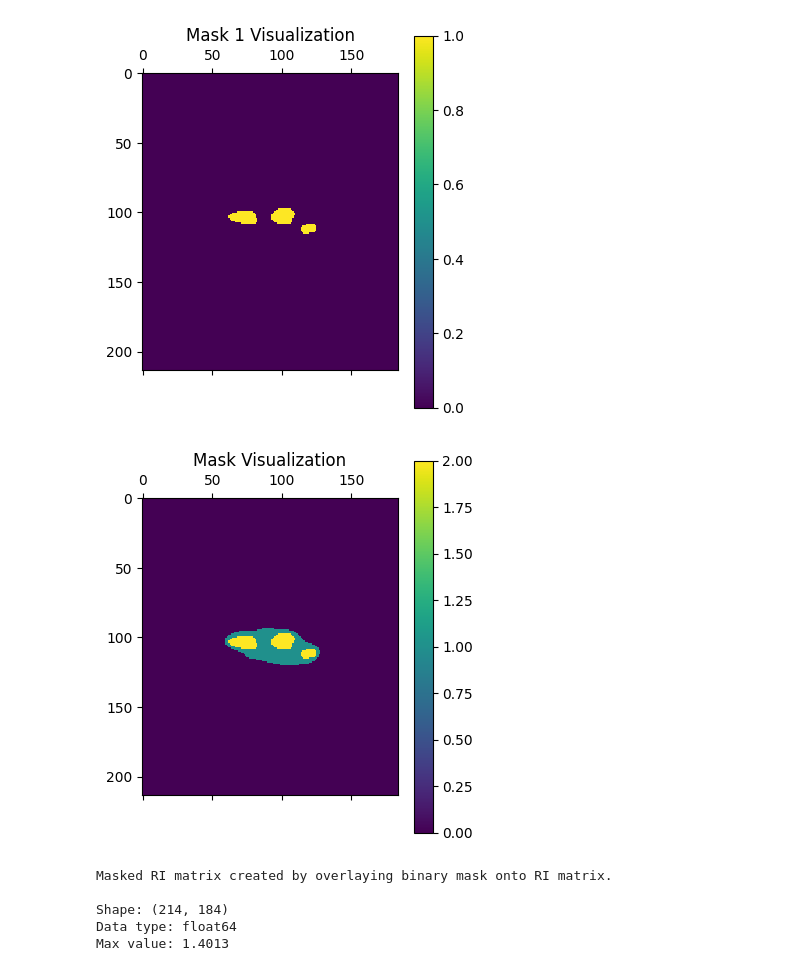
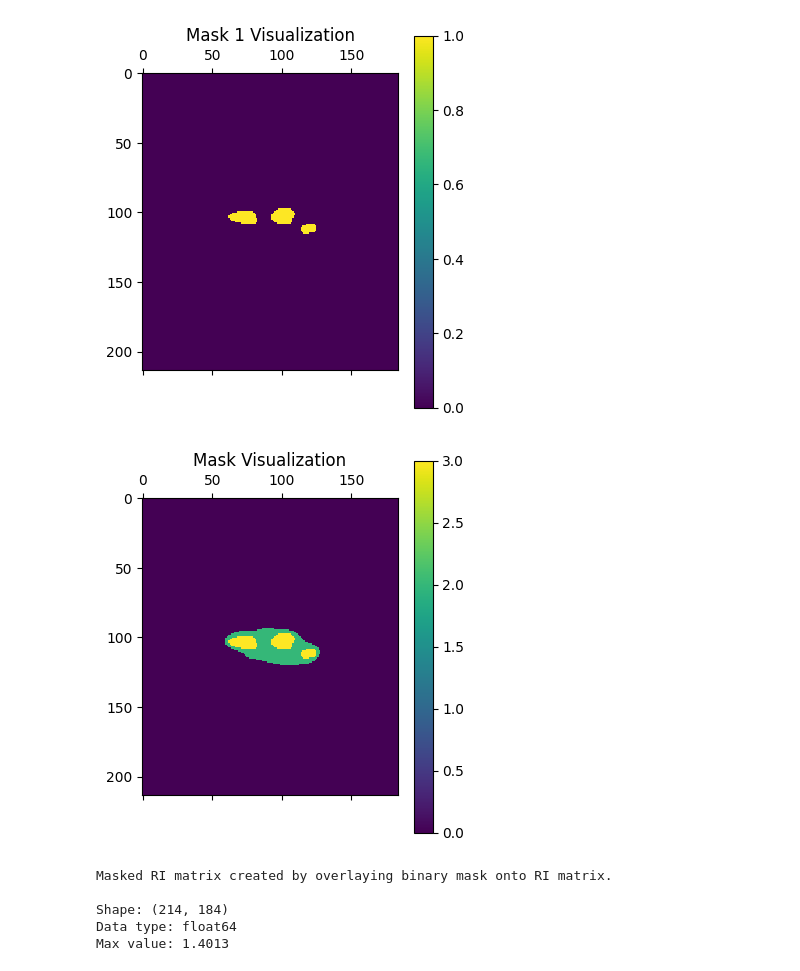
Before and after one commit to Cow415/Photon-Transport-Simulation, a Jupyter notebook: run_data processing/2D/para_ri_extract.ipynb, the cells around one changed output. Saved outputs shown, nothing was run; the diff lists cells and outputs as text; code cells hidden in the pictures.

```diff
--- a/run_data processing/2D/para_ri_extract.ipynb
+++ b/run_data processing/2D/para_ri_extract.ipynb
@@ -34,7 +34,7 @@ def modified_output_address(file_name, tag):
 Load in the data as a numpy matrix
 # %%
 # Accessing the file:
-file_name = "test_para.tif"     # Replace with actual file name
+file_name = "parasite.tif"     # Replace with actual file name
 access_path = f"{repo_path}{access_address}{file_name}"
 print(f"Accessing: {access_path}, make sure this is correct.")
 # %% [output]
@@ -227,15 +227,15 @@ plt.show()
 # %%
 # Overlay the 2 masks to label for 2 fair regions of interest:
 overlay_mask = np.zeros_like(ri_flat)
-overlay_mask[mask1] = 1
-overlay_mask[mask2] = 2
+overlay_mask[mask1] = 2
+overlay_mask[mask2] = 3
 
 plt.matshow(overlay_mask)
 plt.colorbar() # Creates a colorbar for the plot
 plt.title("Mask Visualization")
 plt.show()
 # %% [output]
-[figure, old version]
+[figure, new version]
 # %%
 # Makes Matrices are dimensionally compatible
 if ri_mat.shape != mask1.shape:
```
Also changed, not shown: parts of 4 cells of this notebook, 3 other files.
